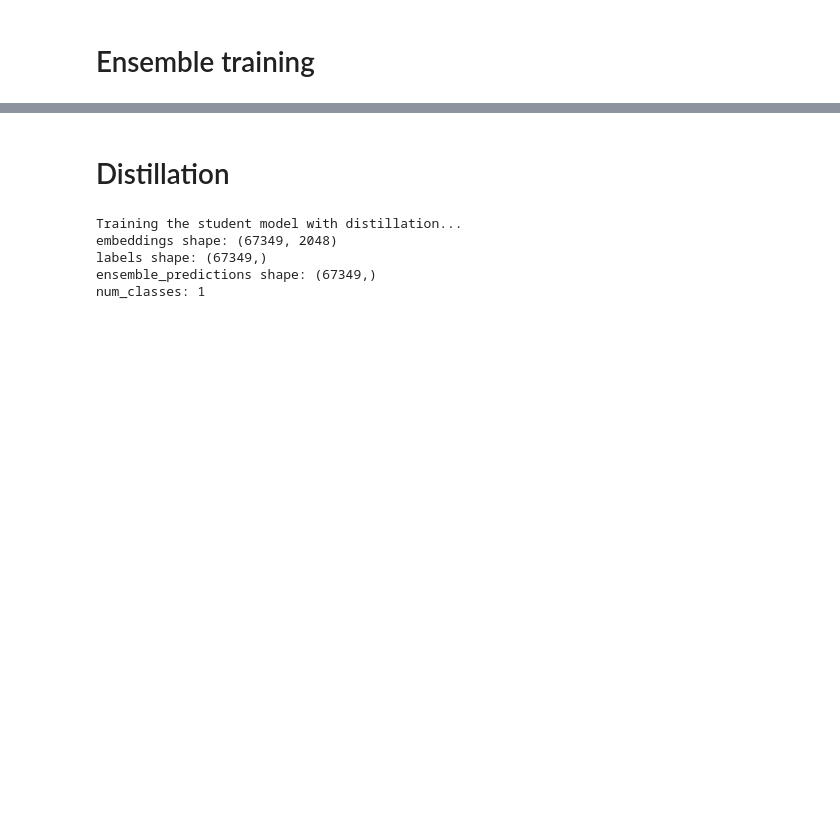
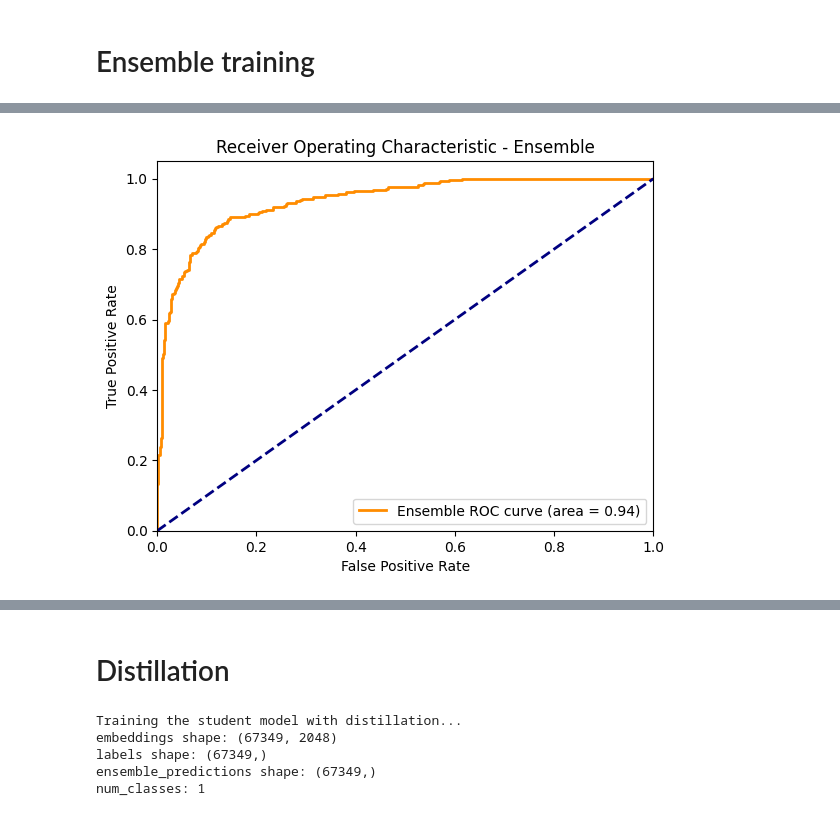
Before and after one commit to wstentzer/NLP-Project, a Jupyter notebook: main_1.3B_model.ipynb, the cells around one changed output, grey strips where cells are left out. Drawn from its saved outputs; the diff is of its cells as text; code cells hidden in the pictures; blank space fills up the shorter version.

```diff
--- a/main_1.3B_model.ipynb
+++ b/main_1.3B_model.ipynb
@@ -245,0 +349,31 @@ Ensemble Accuracy: 99.98%
+# %%
+# Get predicted probabilities from the ensemble
+def get_ensemble_probabilities(ensemble, embeddings):
+    ensemble_probs = torch.zeros((embeddings.size(0), output_size)).to(device)
+    for model in ensemble:
+        model.eval()
+        with torch.no_grad():
+            outputs = model(embeddings)
+            probs = nn.functional.softmax(outputs, dim=1)
+            ensemble_probs += probs
+    ensemble_probs /= len(ensemble)  # Average the probabilities
+    return ensemble_probs.cpu().numpy()
+
+# Compute ROC curve and AUC
+ensemble_probs = get_ensemble_probabilities(ensemble, validation_embeddings_tensor)
+fpr, tpr, thresholds = roc_curve(validation_labels_np, ensemble_probs[:, 1])
+roc_auc = auc(fpr, tpr)
+
+# Plot ROC curve
+plt.figure()
+plt.plot(fpr, tpr, color='darkorange', lw=2, label=f'Ensemble ROC curve (area = {roc_auc:.2f})')
+plt.plot([0, 1], [0, 1], color='navy', lw=2, linestyle='--')
+plt.xlim([0.0, 1.0])
+plt.ylim([0.0, 1.05])
+plt.xlabel('False Positive Rate')
+plt.ylabel('True Positive Rate')
+plt.title('Receiver Operating Characteristic - Ensemble')
+plt.legend(loc="lower right")
+plt.show()
+# %% [output]
+[figure, added]
```
Also changed, not shown: parts of 8 cells of this notebook, 2 other files.
